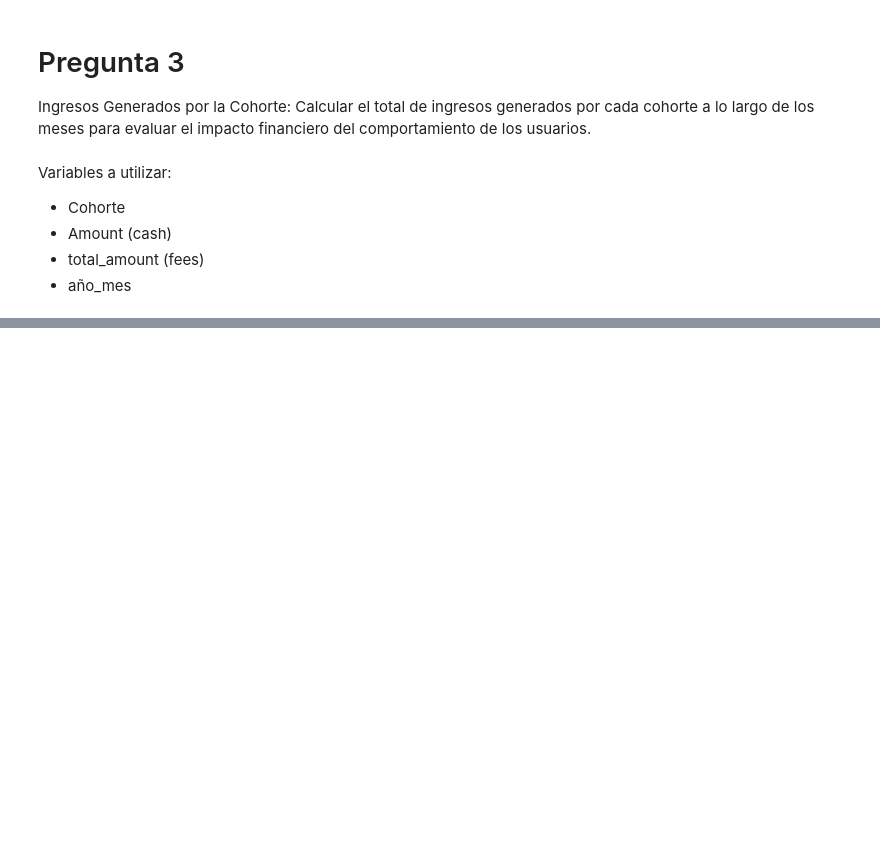
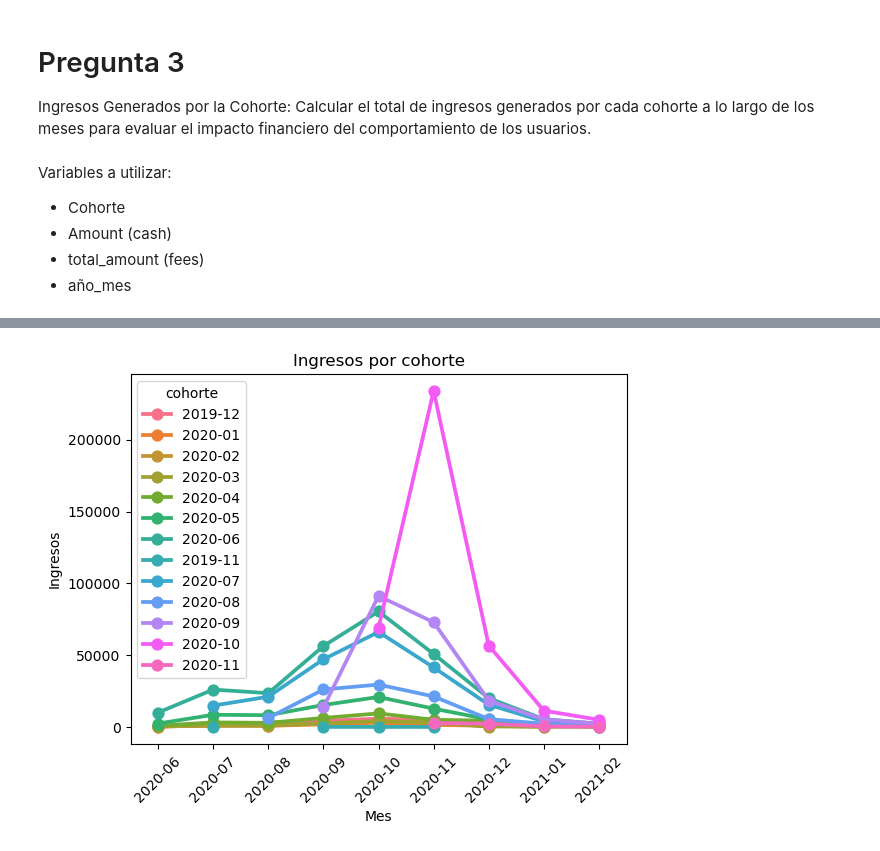
Before and after one commit to moiatgit/project-1-ironhack-payments-es, a Jupyter notebook: grupo3.ipynb, the cells around one changed output, grey strips where cells are left out. Drawn from its saved outputs; the diff is of its cells as text; code cells hidden in the pictures; blank space fills up the shorter version.

```diff
--- a/grupo3.ipynb
+++ b/grupo3.ipynb
@@ -690,0 +690,9 @@ plt.show()
+# %%
+sns.pointplot(data=ingresos_mes, x='año_mes_ingreso', y='ingresos', hue='cohorte', marker='o')
+plt.title('Ingresos por cohorte')
+plt.xlabel('Mes')
+plt.ylabel('Ingresos')
+plt.xticks(rotation=45)
+plt.show()
+# %% [output]
+[figure, added]
```
Also changed, not shown: parts of 18 cells of this notebook.
